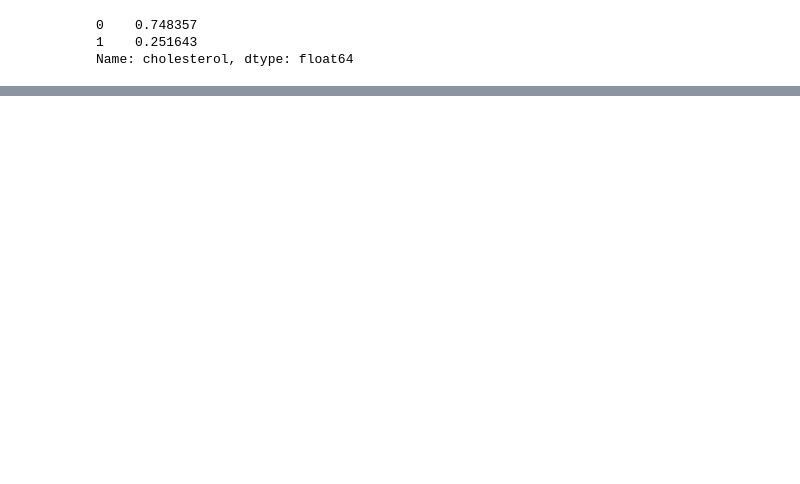
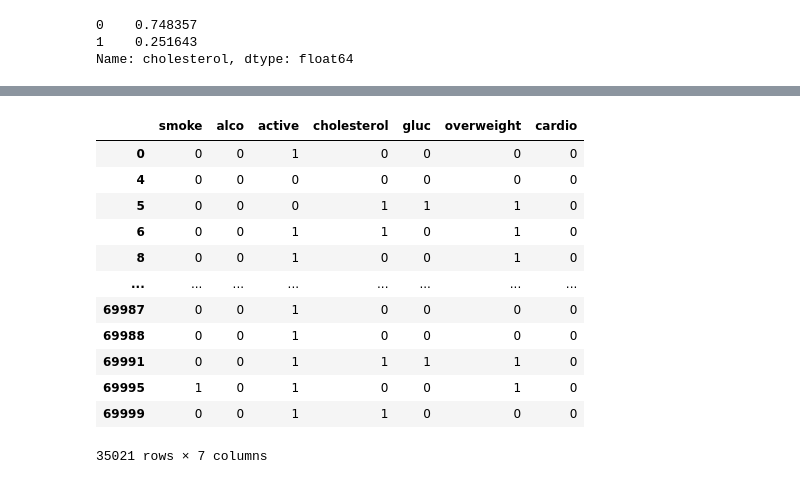
Before and after one commit to Hector-N/FCC-Data-Analysis-with-Python-Certification, a Jupyter notebook: medical_data_visualizer/MDV.ipynb, the cells around one changed output, grey strips where cells are left out. Cells and saved outputs as stored; diff of their text form; code cells hidden in the pictures; blank space fills up the shorter version.

```diff
--- a/medical_data_visualizer/MDV.ipynb
+++ b/medical_data_visualizer/MDV.ipynb
@@ -94,0 +98,17 @@ def bmi_metric(person):
+# %%
+cardio_0 = cardio_gr.get_group(0)
+cardio_0
+# %% [output]
+|  | smoke | alco | active | cholesterol | gluc | overweight | cardio |
+| 0 | 0 | 0 | 1 | 0 | 0 | 0 | 0 |
+| 4 | 0 | 0 | 0 | 0 | 0 | 0 | 0 |
+| 5 | 0 | 0 | 0 | 1 | 1 | 1 | 0 |
+| 6 | 0 | 0 | 1 | 1 | 0 | 1 | 0 |
+| 8 | 0 | 0 | 1 | 0 | 0 | 1 | 0 |
+| ... | ... | ... | ... | ... | ... | ... | ... |
+| 69987 | 0 | 0 | 1 | 0 | 0 | 0 | 0 |
+| 69988 | 0 | 0 | 1 | 0 | 0 | 0 | 0 |
+| 69991 | 0 | 0 | 1 | 1 | 1 | 1 | 0 |
+| 69995 | 1 | 0 | 1 | 0 | 0 | 1 | 0 |
+| 69999 | 0 | 0 | 1 | 1 | 0 | 0 | 0 |
+35021 rows × 7 columns
```
Also changed, not shown: parts of 48 cells of this notebook, 2 other files.
